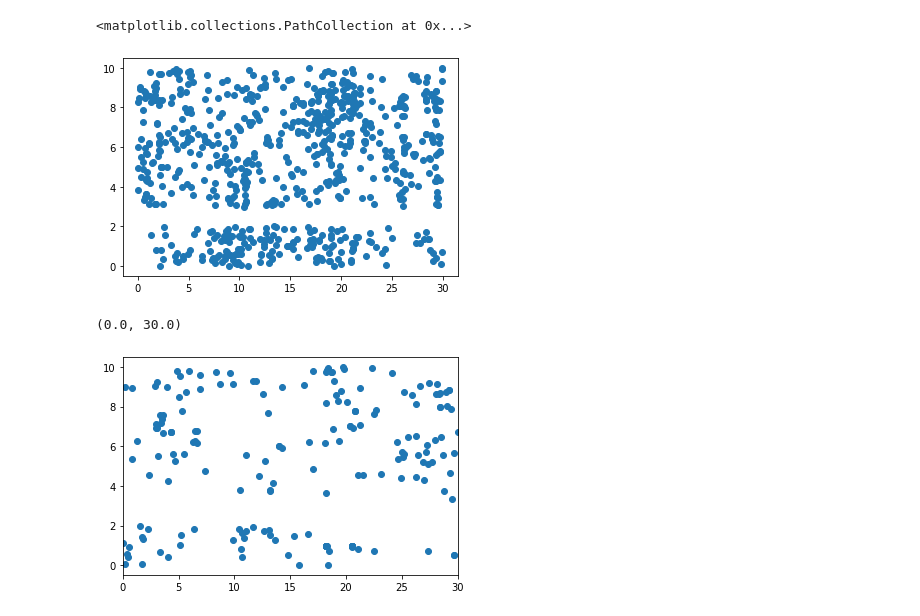
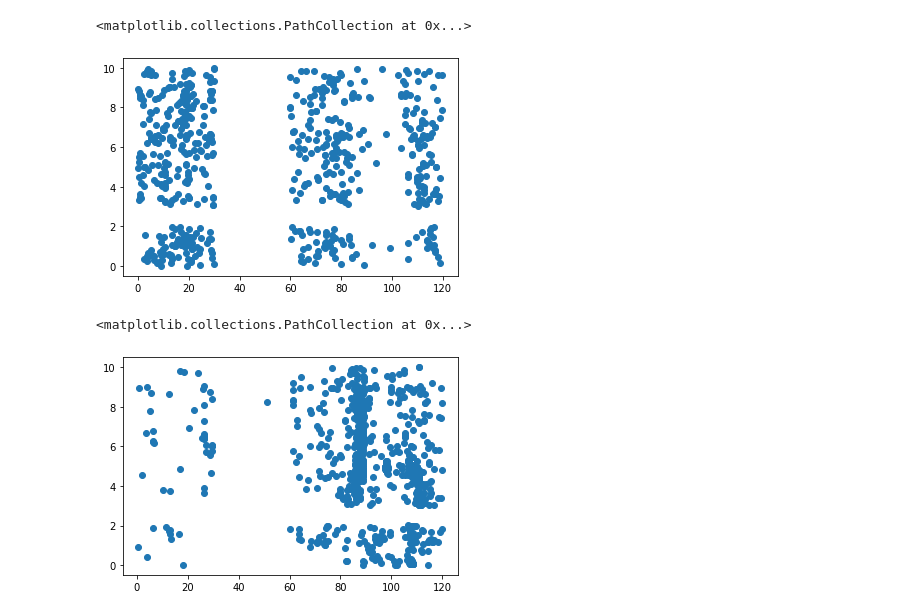
Before and after one commit to amberwang2/CLU_2022, a Jupyter notebook: plots.ipynb, the cells around one changed output. Drawn from its saved outputs; the diff is of its cells as text; code cells hidden in the pictures.

```diff
--- a/plots.ipynb
+++ b/plots.ipynb
@@ -34,4 +31,7 @@ Length = 931 rows
 # %%
-perc_contamination = 1 - (len(cat[ind_gal]) / len(cat['objid']))
+cat_con = cat[np.where((cat['visclass1'] > 1) & (cat['visclass1'] < 5))]
+cat_gal = cat[np.where(cat['visclass1'] == 1)]
+
+perc_contamination = len(cat_con) / len(cat)
 print(perc_contamination)
 # %% [output]
@@ -49,11 +39,10 @@ plt.scatter(cat['dec'][ind_gal], cat['maxcsig'][ind_gal])
 # %%
-plt.scatter(cat['ra'][ind_gal], cat['dec'][ind_gal])
+plt.scatter(cat_gal['ra'], cat_gal['dec'])
 # %% [output]
 <matplotlib.collections.PathCollection at 0x...>
-[figure, old version]
+[figure, new version]
 # %%
-plt.scatter(cat['ra'][ind_con], cat['dec'][ind_con])
-plt.xlim(0, 30)
+plt.scatter(cat_con['ra'], cat_con['dec'])
 # %% [output]
-(0.0, 30.0)
+<matplotlib.collections.PathCollection at 0x...>
-[figure, old version]
+[figure, new version]
```
Also changed, not shown: parts of 10 cells of this notebook, 2 other files.
